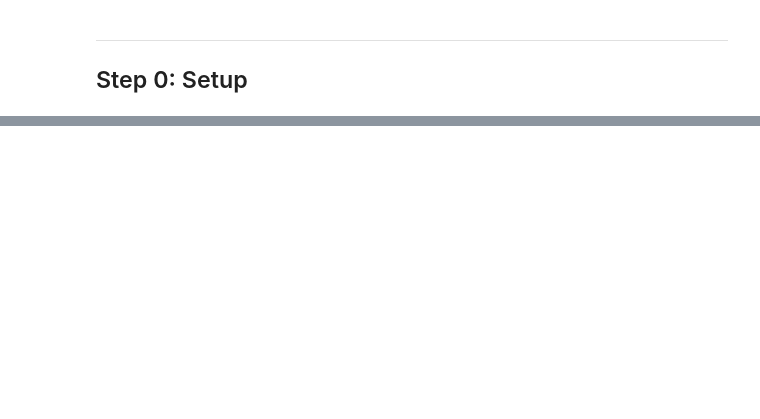
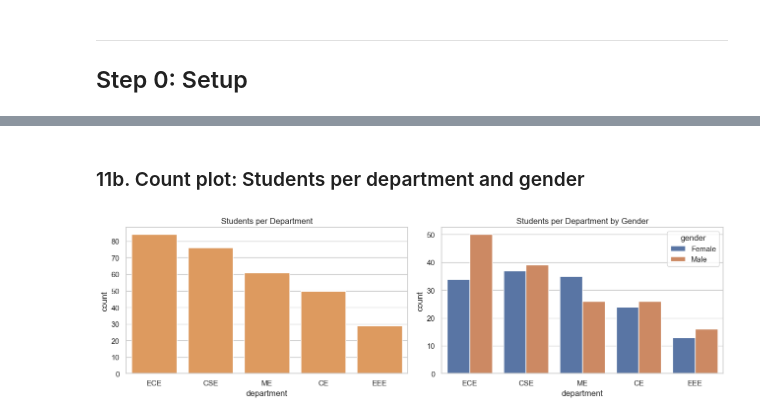
Before and after one commit to nagcloudlab/applied_ds_ml, a Jupyter notebook: notebooks/day_01_data_science_lifecycle_demo.ipynb, the cells around one changed output, grey strips where cells are left out. Saved outputs shown, nothing was run; the diff lists cells and outputs as text; code cells hidden in the pictures; blank space fills up the shorter version.

```diff
--- a/notebooks/day_01_data_science_lifecycle_demo.ipynb
+++ b/notebooks/day_01_data_science_lifecycle_demo.ipynb
@@ -503,0 +1309,17 @@ print(report)
+# %% [markdown]
+### 11b. Count plot: Students per department and gender
+# %%
+fig, axes = plt.subplots(1, 2, figsize=(13, 4))
+
+sns.countplot(data=df, x="department", order=df["department"].value_counts().index,
+              color="#F2994A", ax=axes[0])
+axes[0].set_title("Students per Department")
+
+sns.countplot(data=df, x="department", hue="gender",
+              order=df["department"].value_counts().index, ax=axes[1])
+axes[1].set_title("Students per Department by Gender")
+
+plt.tight_layout()
+plt.show()
+# %% [output]
+[figure, added]
```
Also changed, not shown: parts of 194 cells of this notebook, 38 other files.
